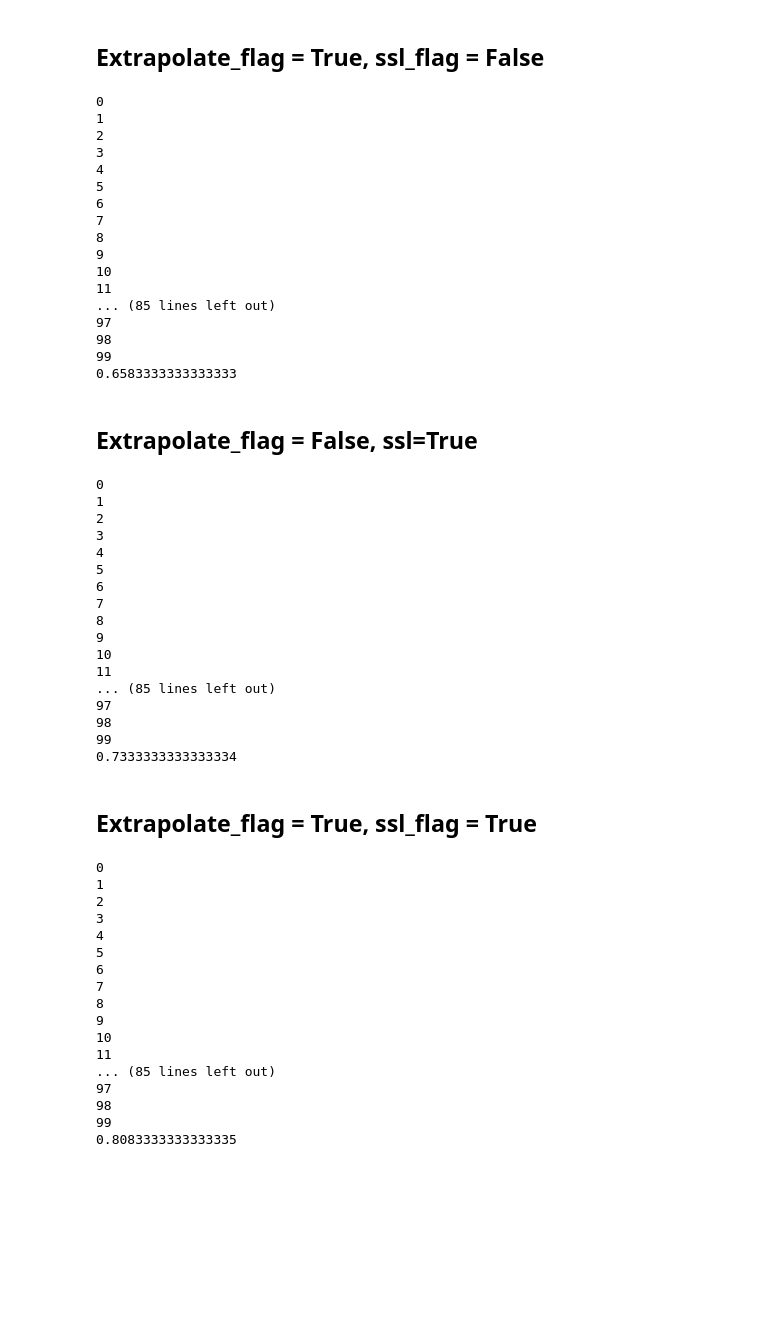
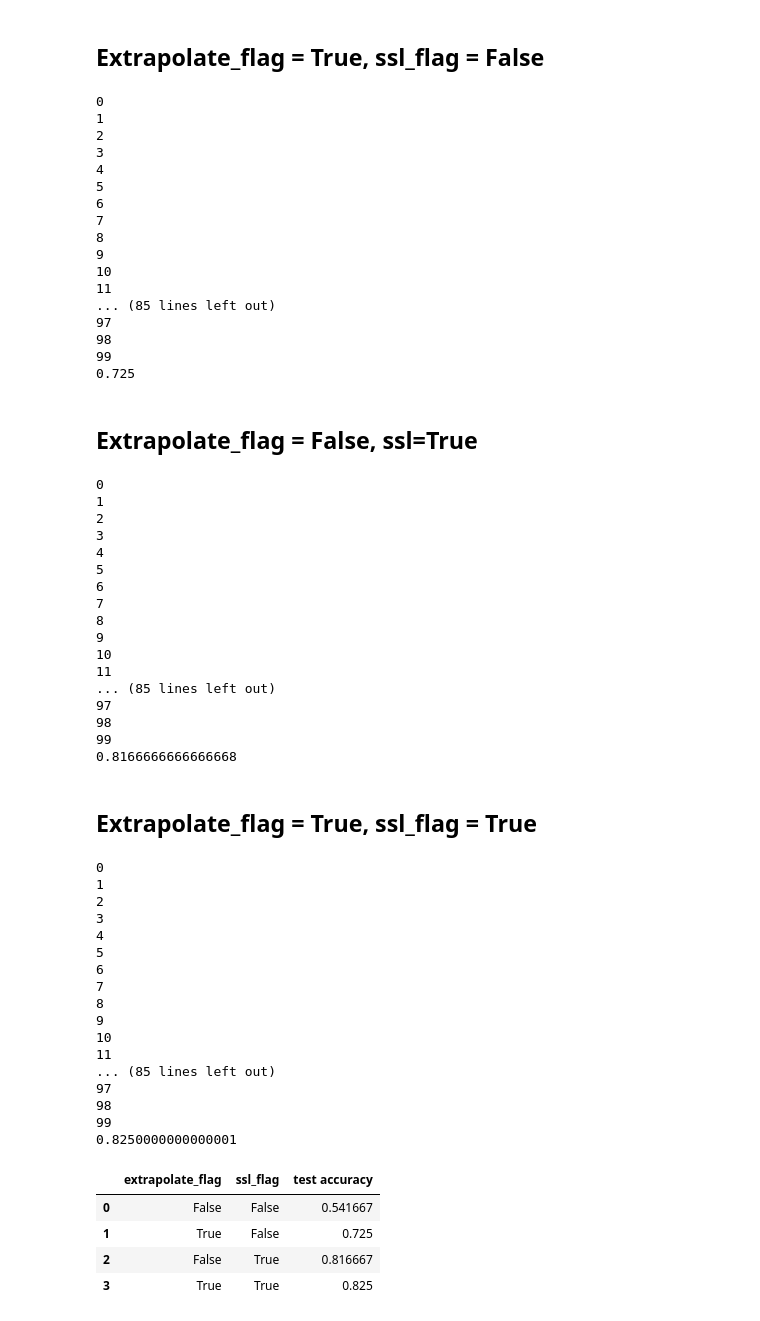
Before and after one commit to aimclub/StableGNN, a Jupyter notebook: tutorials/tutorial_graph_classification.ipynb, the cells around one changed output. Drawn from its saved outputs; the diff is of its cells as text; code cells hidden in the pictures; blank space fills up the shorter version.

```diff
--- a/tutorials/tutorial_graph_classification.ipynb
+++ b/tutorials/tutorial_graph_classification.ipynb
@@ -50,6 +54,7 @@ model_training = TrainModelGC(
 
 model, train_acc_mi, train_acc_ma, test_acc_mi, test_acc_ma = model_training.run(best_values)
 print(test_acc_mi)
+results=results.append(pd.Series([extrapolate_flag,ssl_flag,test_acc_mi],index=results.columns), ignore_index=True)
 # %% [output]
 0
 1
@@ -100,6 +110,7 @@ model_training = TrainModelGC(
 
 model, train_acc_mi, train_acc_ma, test_acc_mi, test_acc_ma = model_training.run(best_values)
 print(test_acc_mi)
+results=results.append(pd.Series([extrapolate_flag,ssl_flag,test_acc_mi],index=results.columns), ignore_index=True)
 # %% [output]
 0
 1
@@ -117,7 +128,7 @@ print(test_acc_mi)
 97
 98
 99
-0.6583333333333333
+0.725
 # %% [markdown]
 ## Extrapolate_flag = False, ssl=True
 # %%
@@ -148,6 +159,7 @@ model_training = TrainModelGC(
 
 model, train_acc_mi, train_acc_ma, test_acc_mi, test_acc_ma = model_training.run(best_values)
 print(test_acc_mi)
+results=results.append(pd.Series([extrapolate_flag,ssl_flag,test_acc_mi],index=results.columns), ignore_index=True)
 # %% [output]
 0
 1
@@ -165,7 +177,7 @@ print(test_acc_mi)
 97
 98
 99
-0.7333333333333334
+0.8166666666666668
 # %% [markdown]
 ## Extrapolate_flag = True, ssl_flag = True
 # %%
@@ -195,6 +207,7 @@ model_training = TrainModelGC(
 
 model, train_acc_mi, train_acc_ma, test_acc_mi, test_acc_ma = model_training.run(best_values)
 print(test_acc_mi)
+results=results.append(pd.Series([extrapolate_flag,ssl_flag,test_acc_mi],index=results.columns), ignore_index=True)
 # %% [output]
 0
 1
@@ -212,4 +225,12 @@ print(test_acc_mi)
 97
 98
 99
-0.8083333333333335
+0.8250000000000001
+# %%
+results
+# %% [output]
+|  | extrapolate_flag | ssl_flag | test accuracy |
+| 0 | False | False | 0.541667 |
+| 1 | True | False | 0.725 |
+| 2 | False | True | 0.816667 |
+| 3 | True | True | 0.825 |
```
Also changed, not shown: parts of 11 cells of this notebook, 4 other files.
